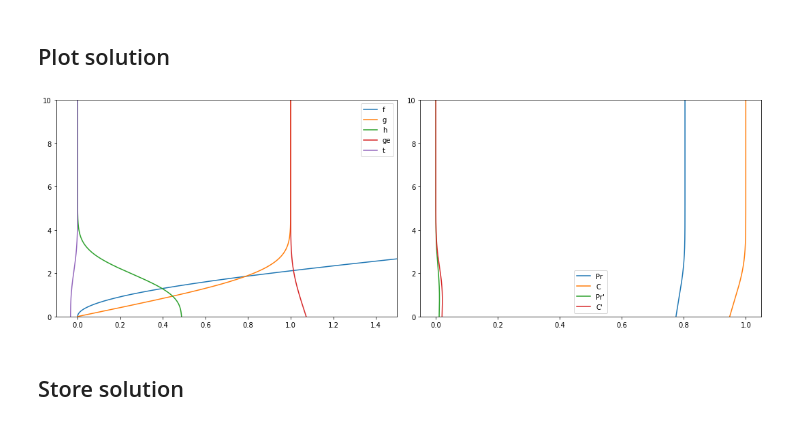
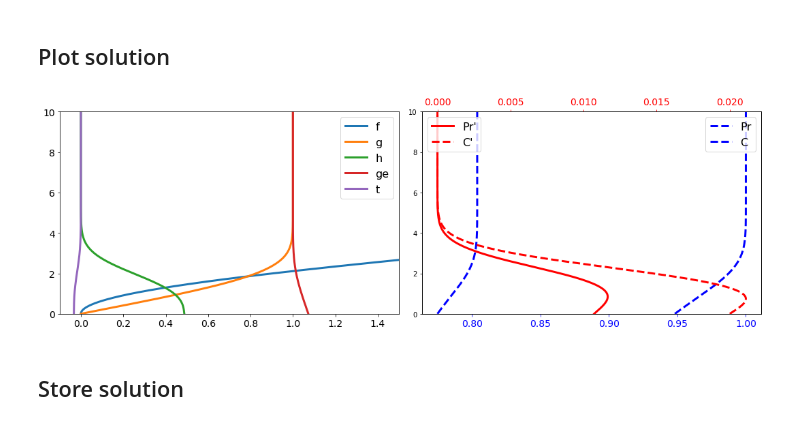
Before and after one commit to stephansmit/blasius_equation, a Jupyter notebook: blasius_vp_notebook.ipynb, the cells around one changed output. Drawn from its saved outputs; the diff is of its cells as text; code cells hidden in the pictures.

Commit message:
updated hte figure

```diff
--- a/blasius_vp_notebook.ipynb
+++ b/blasius_vp_notebook.ipynb
@@ -251,30 +251,35 @@ Optimization terminated successfully.
 # %%
 #calc properties
 hsv = ge*ht_inf-1/2*(g*u_inf)**2
 hsvp = hsv/hsv[-1]
 ts.set_prop(hsv,g,h,t,u_inf,ht_inf)
 
 #plot
 fig,(ax1,ax2) = plt.subplots(1,2, figsize=(15,5))
-ax1.plot(f, x,label='f')
-ax1.plot(g, x,label='g')
-ax1.plot(h, x,label='h')
-ax1.plot(ge,x,label='ge')
-ax1.plot(t, x,label='t')
+ax1.plot(f, x,label='f', linewidth=3)
+ax1.plot(g, x,label='g', linewidth=3)
+ax1.plot(h, x,label='h', linewidth=3)
+ax1.plot(ge,x,label='ge', linewidth=3)
+ax1.plot(t, x,label='t', linewidth=3)
+ax1.tick_params(axis='both', labelsize=14)
+
 ax1.set_xbound(-.1,1.5)
 ax1.set_ybound(0,10)
-ax1.legend()
-ax2.plot(ts.Pr,   x, label='Pr')
-ax2.plot(ts.C,    x, label='C')
-ax2.plot(ts.derPr,x, label="Pr'")
-ax2.plot(ts.derC, x, label="C'")
-
+ax1.legend(loc=1, prop={'size': 16})
+ax2.plot(ts.Pr,   x, label='Pr', linestyle='--', color='b', linewidth=3)
+ax2.plot(ts.C,    x, label='C', linestyle='--', color='b', linewidth=3)
+ax21 = ax2.twiny()
+ax21.plot(ts.derPr,x, label="Pr'", linestyle='-', color='r', linewidth=3)
+ax21.plot(ts.derC, x, label="C'", linestyle='--', color='r', linewidth=3)
 ax2.set_ybound(0,10)
-ax2.legend()
+ax21.tick_params(axis='x', colors='red',labelsize=14)
+ax2.tick_params(axis='x', colors='blue',labelsize=14)
+ax2.legend(loc=1, prop={'size': 16})
+ax21.legend(loc=2, prop={'size': 16})
 fig.tight_layout()
 plt.savefig("blasius_vp.png")
 # %% [output]
-[figure, old version]
+[figure, new version]
 # %% [markdown]
 ## Store solution
 # %%
```
Also changed, not shown: 1 other file.
